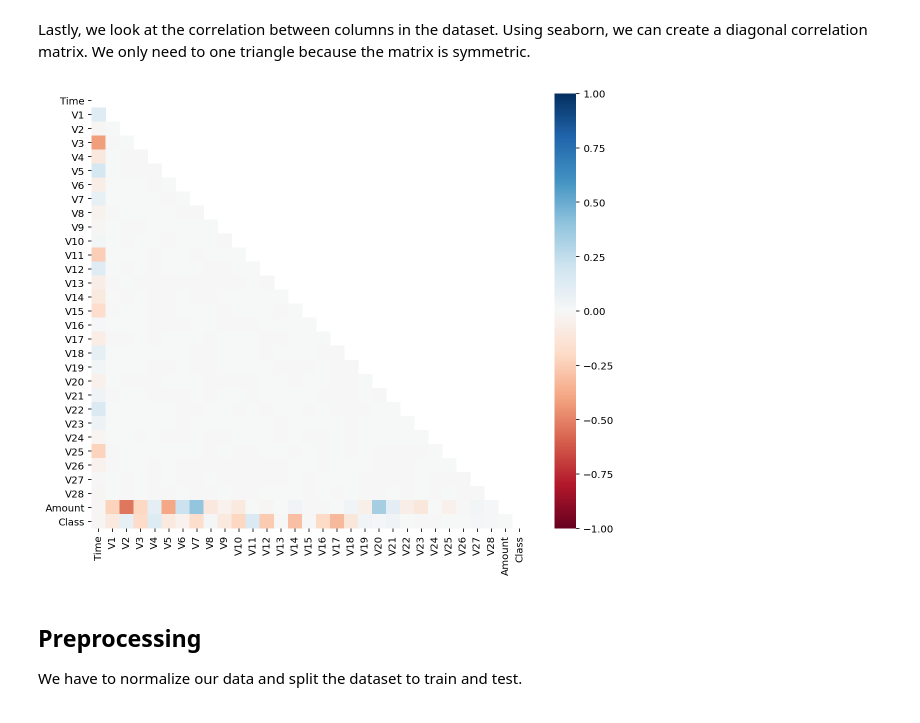
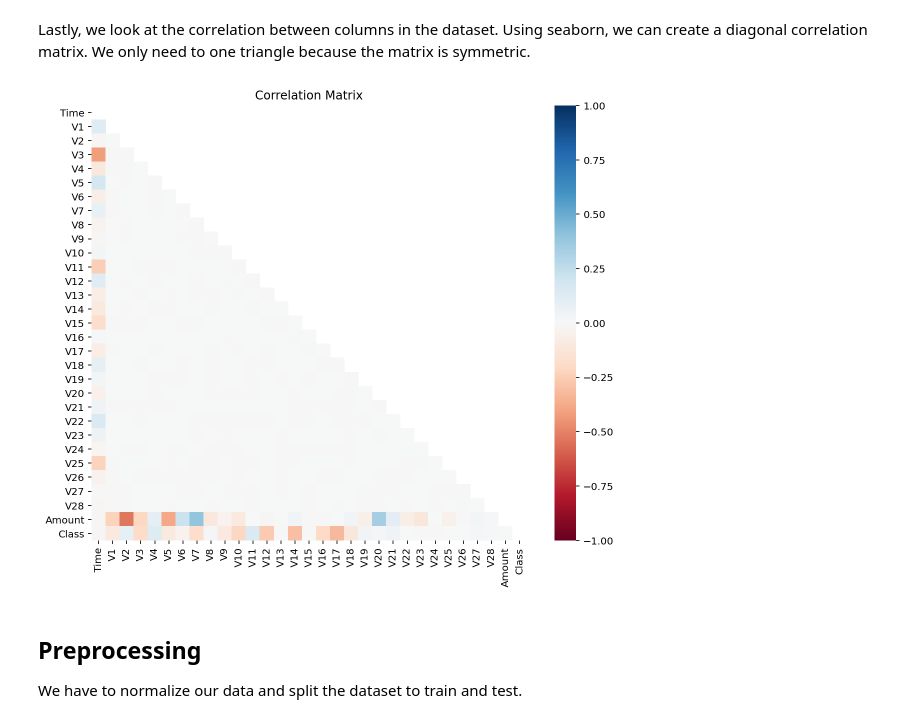
Before and after one commit to SarangMohaniraj/CreditCardFraudDetection, a Jupyter notebook: CreditCardFraudDetection.ipynb, the cells around one changed output. Drawn from its saved outputs; the diff is of its cells as text; code cells hidden in the pictures.

```diff
--- a/CreditCardFraudDetection.ipynb
+++ b/CreditCardFraudDetection.ipynb
@@ -137,16 +137,17 @@ Lastly, we look at the correlation between columns in the dataset. Using seaborn
 # %%
 # Compute the correlation matrix
 corr = df.corr()
 
 plt.figure(figsize=(10, 8))
 
 # Generate a mask for the upper triangle
 mask = np.triu(np.ones_like(corr, dtype=np.bool))
 
 sns.heatmap(corr,vmin=-1,vmax=1,mask=mask,square=True,cmap='RdBu',center=0)
+plt.title("Correlation Matrix")
 plt.show()
 # %% [output]
-[figure, old version]
+[figure, new version]
 # %% [markdown]
 ## Preprocessing
 
```
Also changed, not shown: parts of 7 cells of this notebook.
